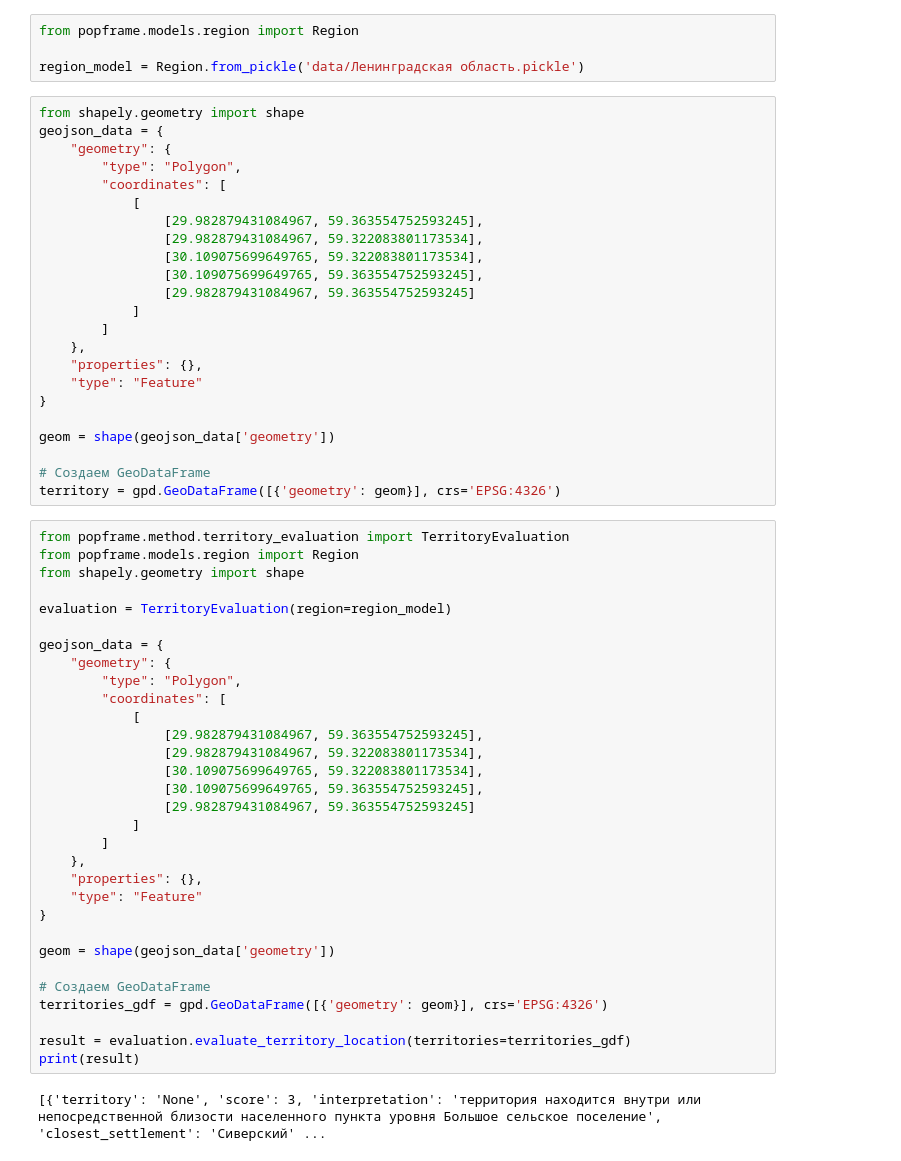
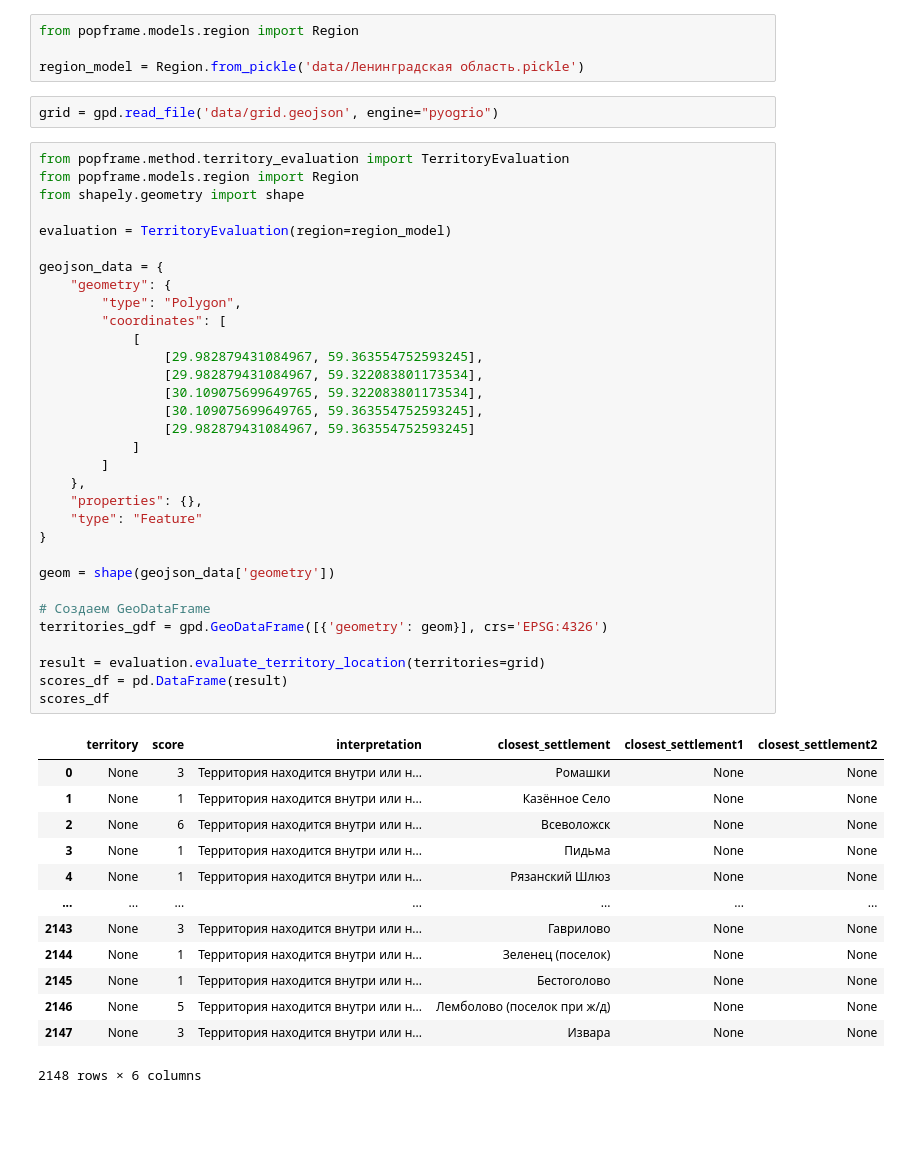
Before and after one commit to Mvin8/PopFrame, a Jupyter notebook: examples/evaluate_territory_location.ipynb, the cells around one changed output. Saved outputs shown, nothing was run; the diff lists cells and outputs as text; blank space fills up the shorter version.

Commit message:
Experiment with hexagonal grid implementatio

```diff
--- a/examples/evaluate_territory_location.ipynb
+++ b/examples/evaluate_territory_location.ipynb
@@ -16,59 +16,51 @@ local_crs = 32636
 from popframe.models.region import Region
 
 region_model = Region.from_pickle('data/Ленинградская область.pickle')
+# %%
+grid = gpd.read_file('data/grid.geojson', engine="pyogrio")
 # %%
+from popframe.method.territory_evaluation import TerritoryEvaluation
+from popframe.models.region import Region
 from shapely.geometry import shape
+
+evaluation = TerritoryEvaluation(region=region_model)
+
 geojson_data = {
     "geometry": {
         "type": "Polygon",
         "coordinates": [
             [
                 [29.982879431084967, 59.363554752593245],
                 [29.982879431084967, 59.322083801173534],
                 [30.109075699649765, 59.322083801173534],
                 [30.109075699649765, 59.363554752593245],
                 [29.982879431084967, 59.363554752593245]
             ]
         ]
     },
     "properties": {},
     "type": "Feature"
 }
 
 geom = shape(geojson_data['geometry'])
 
 # Создаем GeoDataFrame
-territory = gpd.GeoDataFrame([{'geometry': geom}], crs='EPSG:4326')
+territories_gdf = gpd.GeoDataFrame([{'geometry': geom}], crs='EPSG:4326')
+
+result = evaluation.evaluate_territory_location(territories=grid)
+scores_df = pd.DataFrame(result)
+scores_df
+# %% [output]
+|  | territory | score | interpretation | closest_settlement | closest_settlement1 | closest_settlement2 |
+| 0 | None | 3 | Территория находится внутри или н... | Ромашки | None | None |
+| 1 | None | 1 | Территория находится внутри или н... | Казённое Село | None | None |
+| 2 | None | 6 | Территория находится внутри или н... | Всеволожск | None | None |
+| 3 | None | 1 | Территория находится внутри или н... | Пидьма | None | None |
+| 4 | None | 1 | Территория находится внутри или н... | Рязанский Шлюз | None | None |
+| ... | ... | ... | ... | ... | ... | ... |
+| 2143 | None | 3 | Территория находится внутри или н... | Гаврилово | None | None |
+| 2144 | None | 1 | Территория находится внутри или н... | Зеленец (поселок) | None | None |
+| 2145 | None | 1 | Территория находится внутри или н... | Бестоголово | None | None |
+| 2146 | None | 5 | Территория находится внутри или н... | Лемболово (поселок при ж/д) | None | None |
+| 2147 | None | 3 | Территория находится внутри или н... | Извара | None | None |
+2148 rows × 6 columns
-# %%
-from popframe.method.territory_evaluation import TerritoryEvaluation
-from popframe.models.region import Region
-from shapely.geometry import shape
-
-evaluation = TerritoryEvaluation(region=region_model)
-
-geojson_data = {
-    "geometry": {
-        "type": "Polygon",
-        "coordinates": [
-            [
-                [29.982879431084967, 59.363554752593245],
-                [29.982879431084967, 59.322083801173534],
-                [30.109075699649765, 59.322083801173534],
-                [30.109075699649765, 59.363554752593245],
-                [29.982879431084967, 59.363554752593245]
-            ]
-        ]
-    },
-    "properties": {},
-    "type": "Feature"
-}
-
-geom = shape(geojson_data['geometry'])
-
-# Создаем GeoDataFrame
-territories_gdf = gpd.GeoDataFrame([{'geometry': geom}], crs='EPSG:4326')
-
-result = evaluation.evaluate_territory_location(territories=territories_gdf)
-print(result)
-# %% [output]
-[{'territory': 'None', 'score': 3, 'interpretation': 'территория находится внутри или непосредственной близости населенного пункта уровня Большое сельское поселение', 'closest_settlement': 'Сиверский' ...
```
Also changed, not shown: parts of 2 cells of this notebook, 3 other files.
